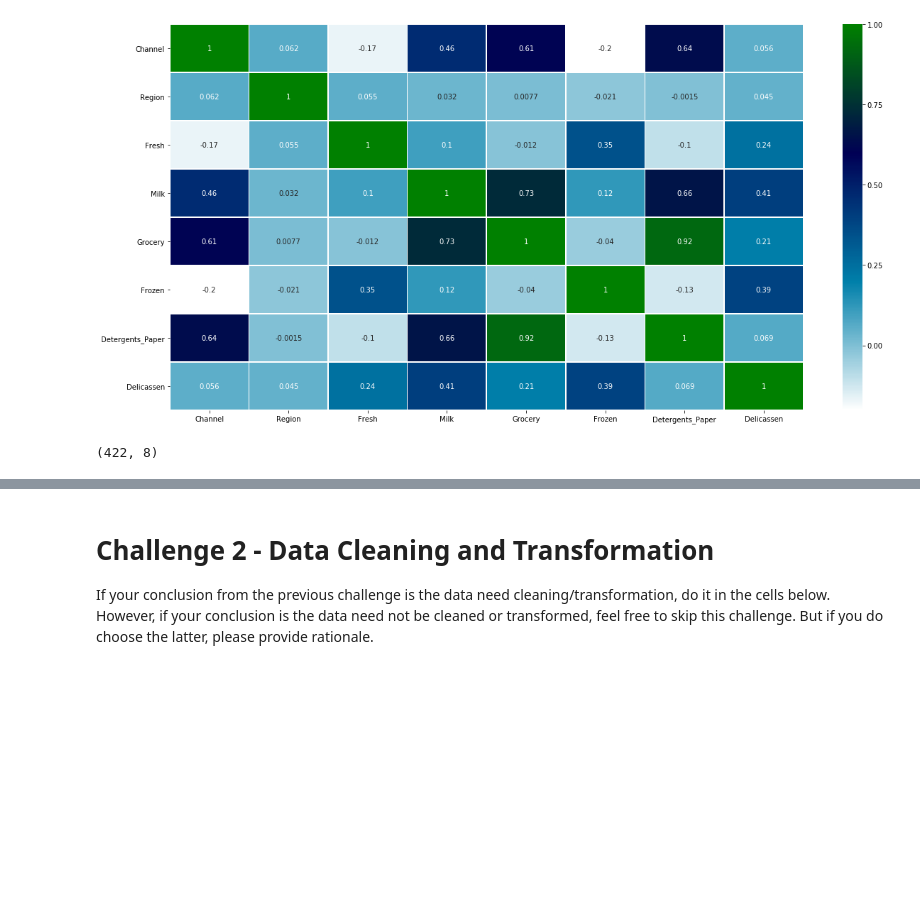
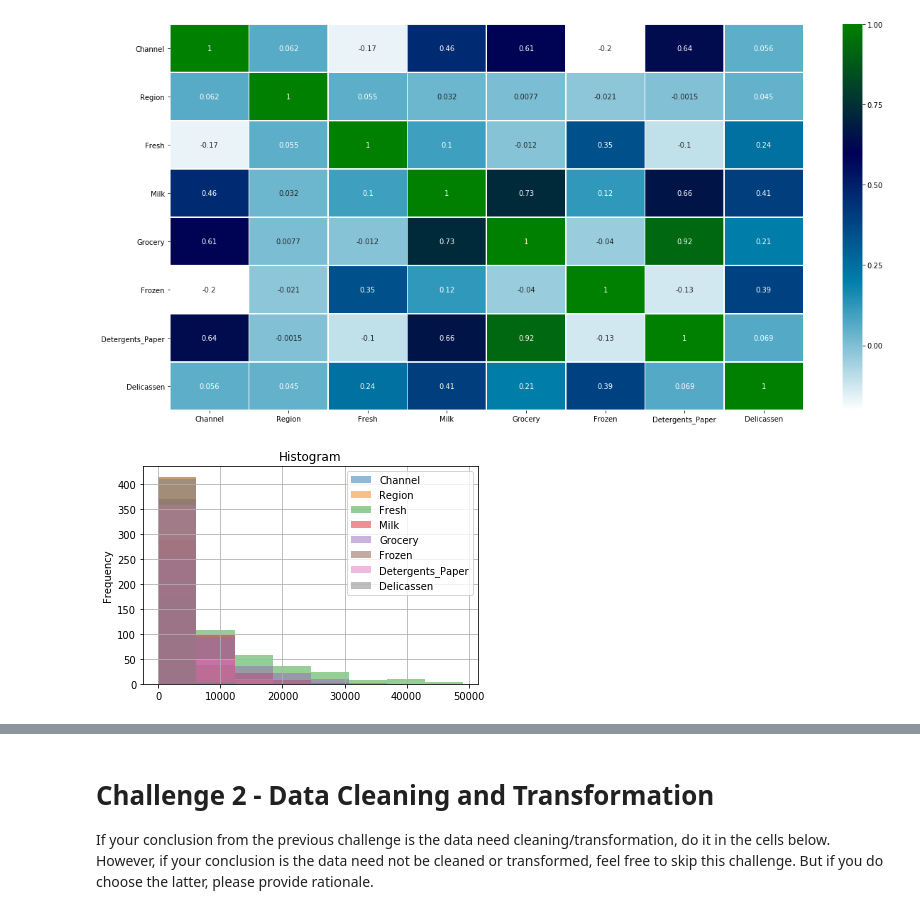
Before and after one commit to ironhack-datalabs/datamad0619, a Jupyter notebook: module-3/lab-unsupervised-learning/your-code/main.ipynb, the cells around one changed output, grey strips where cells are left out. Cells and saved outputs as stored; diff of their text form; code cells hidden in the pictures; blank space fills up the shorter version.

```diff
--- a/module-3/lab-unsupervised-learning/your-code/main.ipynb
+++ b/module-3/lab-unsupervised-learning/your-code/main.ipynb
@@ -90,5 +84,0 @@ upper_bound = quartile_3 + (iqr * 1.5)
-# %%
-customers = customers[~((customers < (q1 - 1.5 * iqr)) |(customers > (q3 + 1.5 * iqr))).any(axis=1)]
-customers.shape
-# %% [output]
-(422, 8)
@@ -96,0 +87,10 @@ customers.shape
+# %%
+customers = customers[(np.abs(stats.zscore(customers)) < 3).all(axis=1)]
+
+#He encontrado 4 outliers y me he quedado directamente con el resto
+# %%
+customers.plot.hist(alpha=0.5, bins=8, grid=True)
+plt.title("Histogram")
+plt.show()
+# %% [output]
+[figure, added]
```
Also changed, not shown: parts of 38 cells of this notebook.
